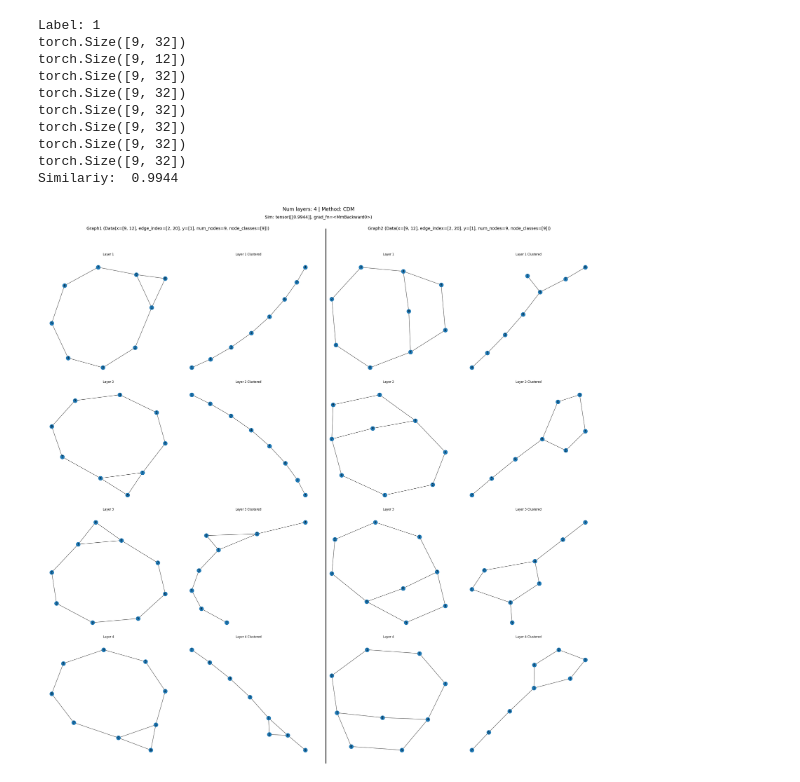
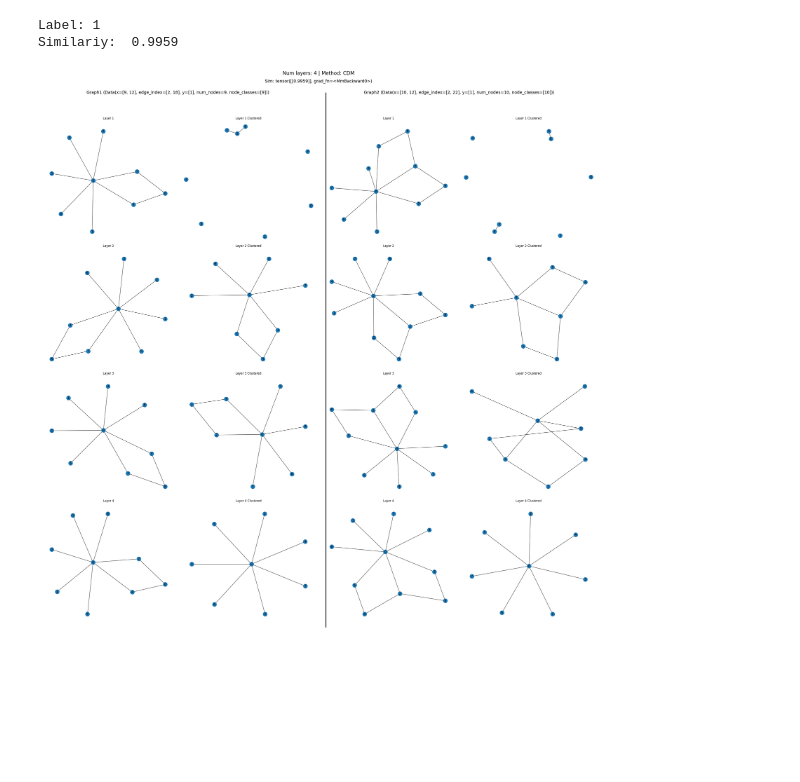
Before and after one commit to tsimiho/gmn, a Jupyter notebook: gmn.ipynb, the cells around one changed output. Saved outputs shown, nothing was run; the diff lists cells and outputs as text; code cells hidden in the pictures; blank space fills up the shorter version.

```diff
--- a/gmn.ipynb
+++ b/gmn.ipynb
@@ -422,7 +198,7 @@ def analyze_dataset(dataset):
 #     root="data", name="MUTAG", use_node_attr=True, transform=NormalizeFeatures()
 # )
 
-dataset = GraphDataset(torch.load("data/cycle_line_star_n2v.pt"))
+dataset = GraphDataset(torch.load("data/cycle_line_star_complete_n2v.pt"))
 
 small_graphs, medium_graphs, large_graphs, classes = analyze_dataset(dataset)
 # %% [output]
@@ -459,35 +244,0 @@ args = Args()
-# %%
-def create_graph_pairs(dataset, num_pairs=args.num_pairs):
-    pairs = []
-    labels = []
-    for _ in range(num_pairs):
-        idx1, idx2 = random.sample(range(len(dataset)), 2)
-        graph1, graph2 = dataset[idx1], dataset[idx2]
-
-        label = 1 if graph1.y == graph2.y else -1
-        pairs.append((graph1, graph2))
-        labels.append(label)
-    return pairs, labels
-
-
-def collate_graph_pairs(batch):
-    graph1_list, graph2_list, labels = [], [], []
-    for (graph1, graph2), label in batch:
-        graph1_list.append(graph1)
-        graph2_list.append(graph2)
-        labels.append(label)
-
-    batched_graph1 = Batch.from_data_list(graph1_list)
-    batched_graph2 = Batch.from_data_list(graph2_list)
-    labels = torch.tensor(labels)
-    return batched_graph1, batched_graph2, labels
-
-
-pairs, labels = create_graph_pairs(dataset)
-pair_dataset = [(pair, label) for pair, label in zip(pairs, labels)]
-train_loader = DataLoader(
-    pair_dataset,
-    batch_size=args.batch_size,
-    shuffle=True,
-    collate_fn=collate_graph_pairs,
-)
@@ -797,6 +349,6 @@ def plot_graph_pair(data1, data2):
 # %%
-class1 = "class_0"
-class2 = "class_0"
+class1 = "class_3"
+class2 = "class_3"
 idx1 = random.sample(range(len(classes[class1])), 1)[0]
 idx2 = random.sample(range(len(classes[class2])), 1)[0]
 graph1, graph2 = classes[class1][idx1], classes[class2][idx2]
@@ -824,43 +376,35 @@ mean_g1 = torch.mean(g1_embeddings, dim=0)
 mean_g2 = torch.mean(g2_embeddings, dim=0)
 
 clusters = []
 
 for i in range(len(model.topk_outputs)):
     (
         (x_pooled_1, edge_index_pooled_1),
         (x_pooled_2, edge_index_pooled_2),
     ) = model.topk_outputs[i]
     clusters.append(
         (
             Data(x=x_pooled_1, edge_index=edge_index_pooled_1),
             Data(x=x_pooled_2, edge_index=edge_index_pooled_2),
         )
     )
 
 
 title = f"Num layers: {args.num_layers} | Method: "
 
 plot_graphs(
     [graph1.edge_index, graph2.edge_index],
     clusters,
     graph1,
     graph2,
     sim,
     title + "CDM",
     True,
 )
 # %% [output]
 Label: 1
-torch.Size([9, 32])
-torch.Size([9, 12])
-torch.Size([9, 32])
-torch.Size([9, 32])
-torch.Size([9, 32])
-torch.Size([9, 32])
-torch.Size([9, 32])
-torch.Size([9, 32])
-Similariy:  0.9944
+Similariy:  0.9959
-[figure, old version]
+[figure, new version]
 # %%
 def normalize_attention(a_x_s):
     a_min, a_max = a_x_s.min(), a_x_s.max()
```
Also changed, not shown: parts of 16 cells of this notebook, 4 other files.
